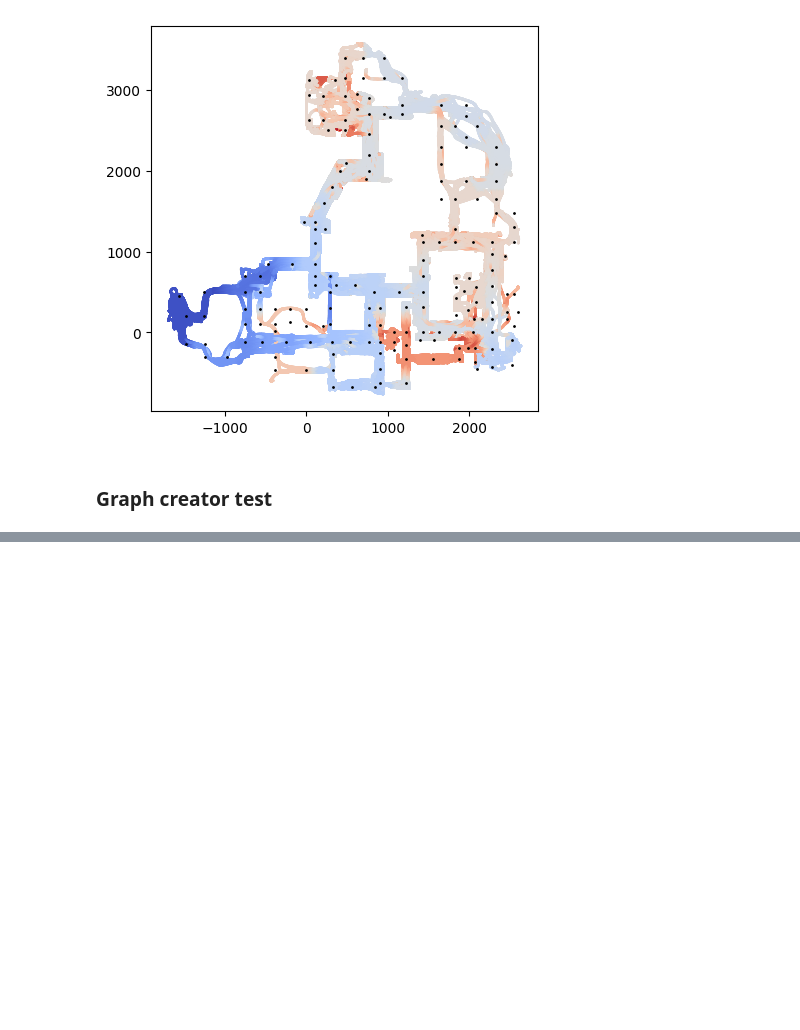
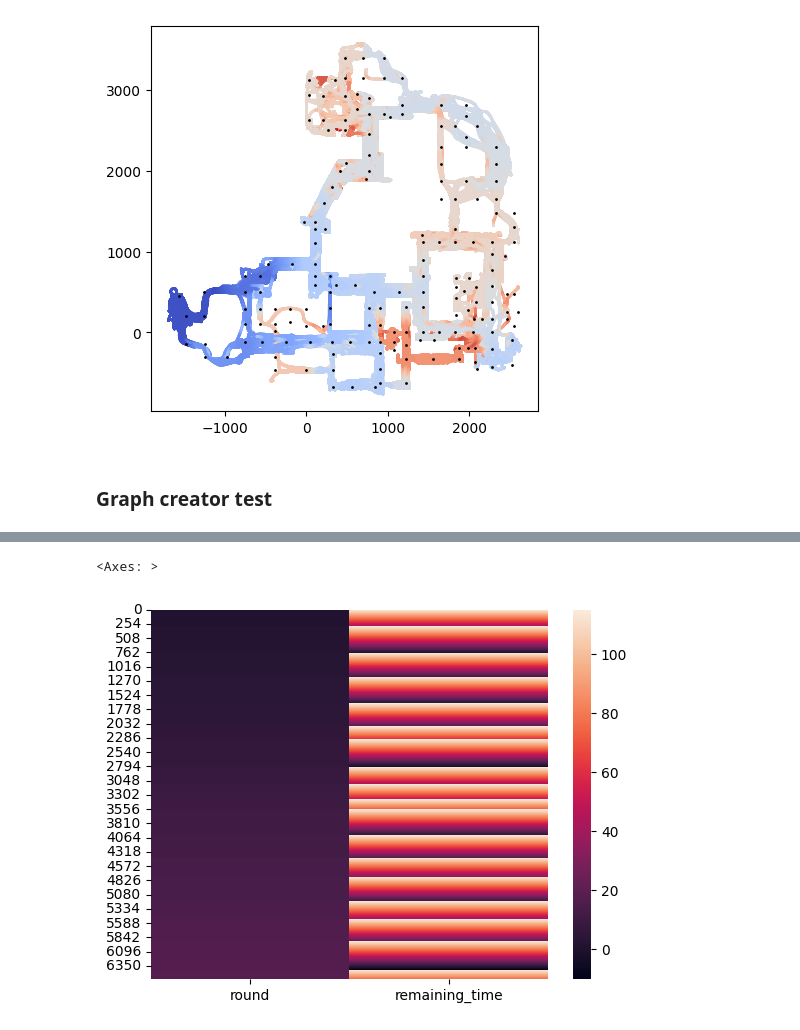
Before and after one commit to szmidapatrik/c2m1TPaeVlsln, a Jupyter notebook: proj/graph_dataset/CS2_dataset_package_test.ipynb, the cells around one changed output, grey strips where cells are left out. Saved outputs shown, nothing was run; the diff lists cells and outputs as text; code cells hidden in the pictures; blank space fills up the shorter version.

```diff
--- a/proj/graph_dataset/CS2_dataset_package_test.ipynb
+++ b/proj/graph_dataset/CS2_dataset_package_test.ipynb
@@ -140,0 +157,5 @@ tabular_df = tc._TABULAR_add_bomb_info_to_dataset(tabular_df, bomb)
+# %%
+sns.heatmap(tabular_df[['round', 'remaining_time']])
+# %% [output]
+<Axes: >
+[figure, added]
```
Also changed, not shown: parts of 1 cell of this notebook, 1 other file.
